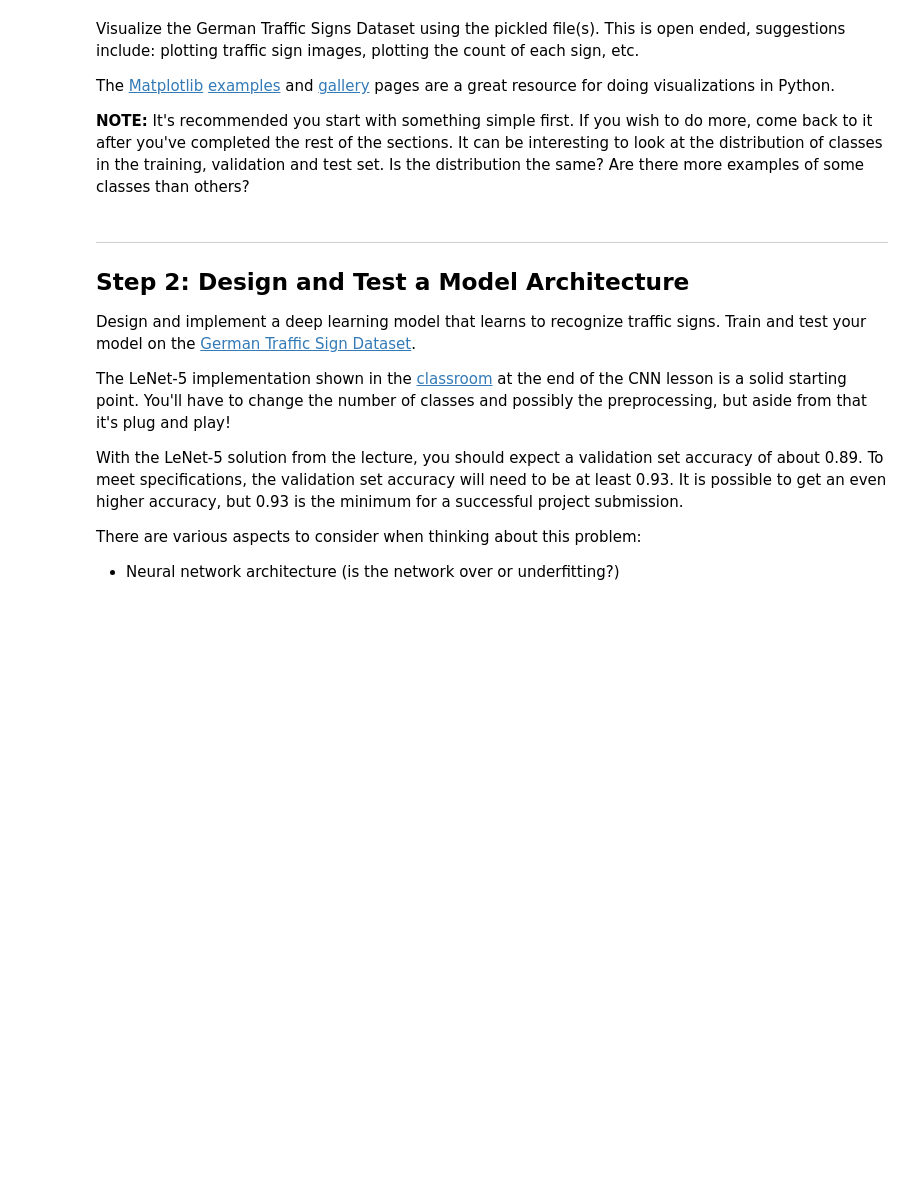
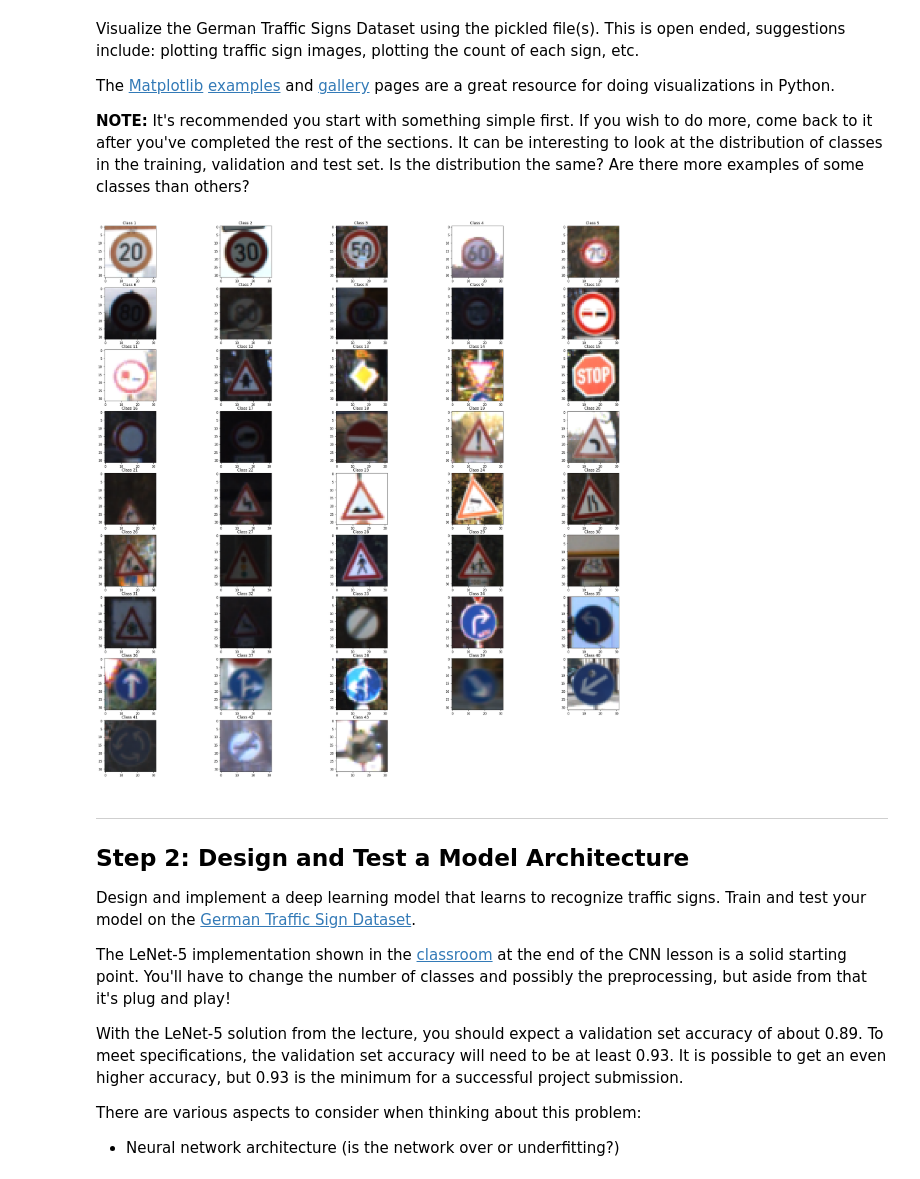
Before and after one commit to joseppii/Traffic-Sign-Classifier-Project, a Jupyter notebook: Traffic_Sign_Classifier.ipynb, the cells around one changed output. Cells and saved outputs as stored; diff of their text form; code cells hidden in the pictures; blank space fills up the shorter version.

Commit message:
Add a plot of classes

```diff
--- a/Traffic_Sign_Classifier.ipynb
+++ b/Traffic_Sign_Classifier.ipynb
@@ -99,6 +99,24 @@ Visualize the German Traffic Signs Dataset using the pickled file(s). This is op
 The [Matplotlib](http://matplotlib.org/) [examples](http://matplotlib.org/examples/index.html) and [gallery](http://matplotlib.org/gallery.html) pages are a great resource for doing visualizations in Python.
 
 **NOTE:** It's recommended you start with something simple first. If you wish to do more, come back to it after you've completed the rest of the sections. It can be interesting to look at the distribution of classes in the training, validation and test set. Is the distribution the same? Are there more examples of some classes than others?
+# %%
+import numpy as np
+import random
+import matplotlib.pyplot as plt
+%matplotlib inline
+
+fig = plt.figure(figsize=(32, 32), tight_layout=False)
+
+for i in range(n_classes):
+    indexes_per_class = np.where(y_train_original == i)
+    random_index = random.SystemRandom()
+    img = X_train_original[random_index.choice(indexes_per_class[0])]
+    ax = fig.add_subplot(int(n_classes/5)+1,5,i+1)
+    ax.imshow(img, interpolation='none')
+    ax.set_title('Class %i ' % (i+1) )
+plt.show()
+# %% [output]
+[figure, added]
 # %% [markdown]
 ----
 
```
Also changed, not shown: parts of 5 cells of this notebook.
